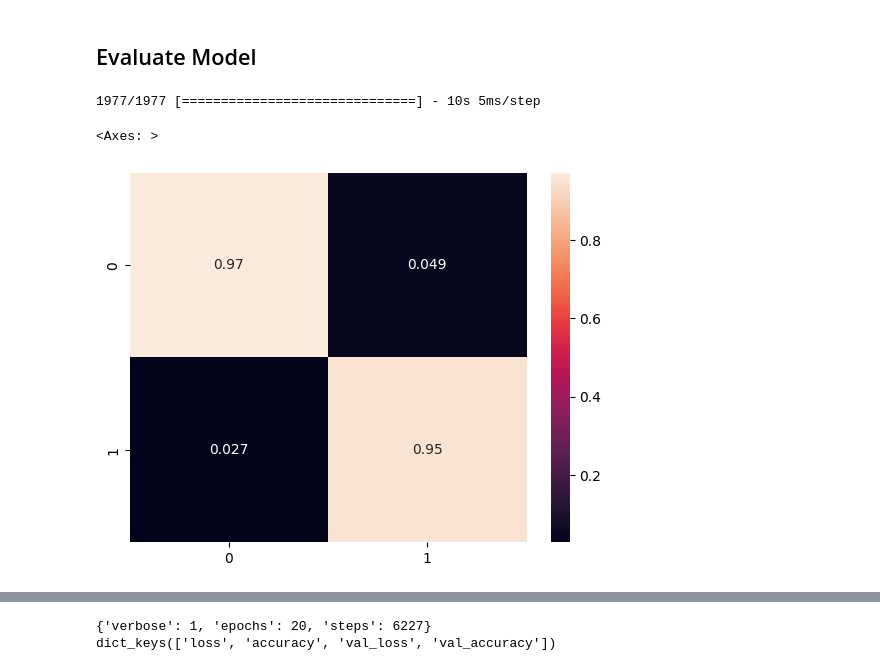
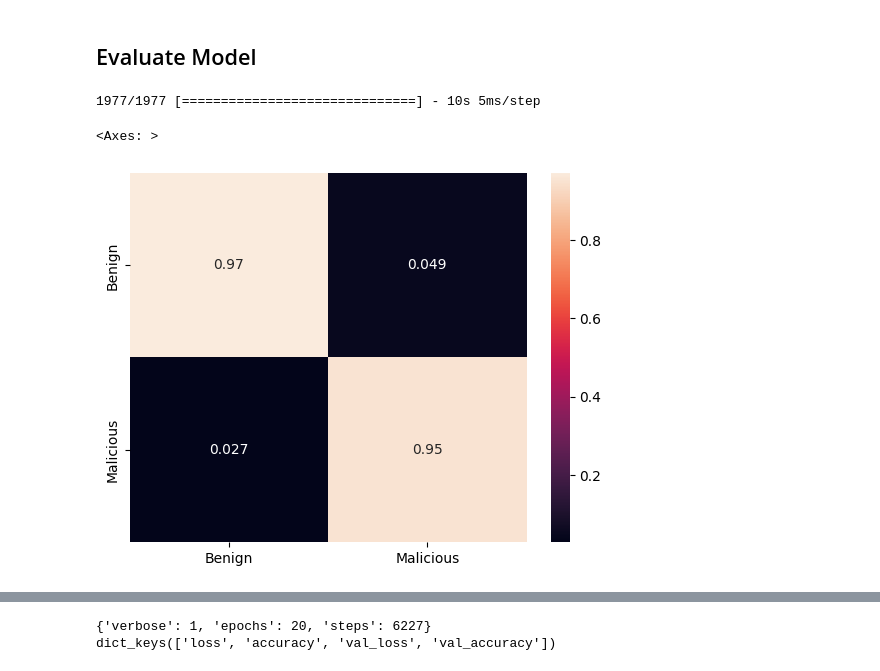
Before and after one commit to OMCSB/Malicious-URL-Detector, a Jupyter notebook: Training.ipynb, the cells around one changed output, grey strips where cells are left out. Cells and saved outputs as stored; diff of their text form; code cells hidden in the pictures.

```diff
--- a/Training.ipynb
+++ b/Training.ipynb
@@ -361,14 +361,15 @@ lstm_model.save_weights('./LSTM_Model_V2/lstmv2_modelWeights.h5')
 # %%
 # Predict the values
 y_lstm_predict = lstm_model.predict(X_lstm_test).round()
 
 # Create a confusion matrix based on a predicted column
 result = confusion_matrix(y_lstm_test, y_lstm_predict, normalize='pred')
 
 # Plot Confusion Matrix
-sns.heatmap(result, annot=True)
+sns.heatmap(result, annot=True, xticklabels=['Benign', 'Malicious'], yticklabels=['Benign', 'Malicious'])
+# sns.heatmap()
 # %% [output]
 1977/1977 [==============================] - 10s 5ms/step
 <Axes: >
-[figure, old version]
+[figure, new version]
 # %%
```
Also changed, not shown: parts of 2 cells of this notebook, 2 other files.
